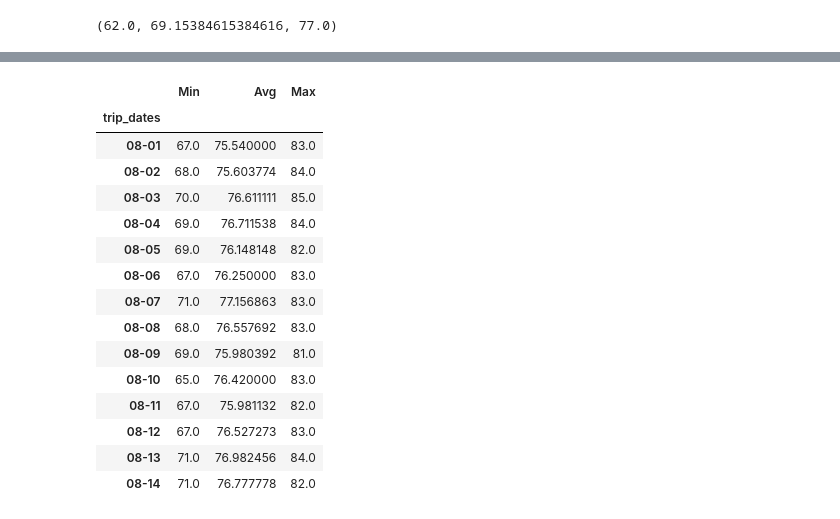
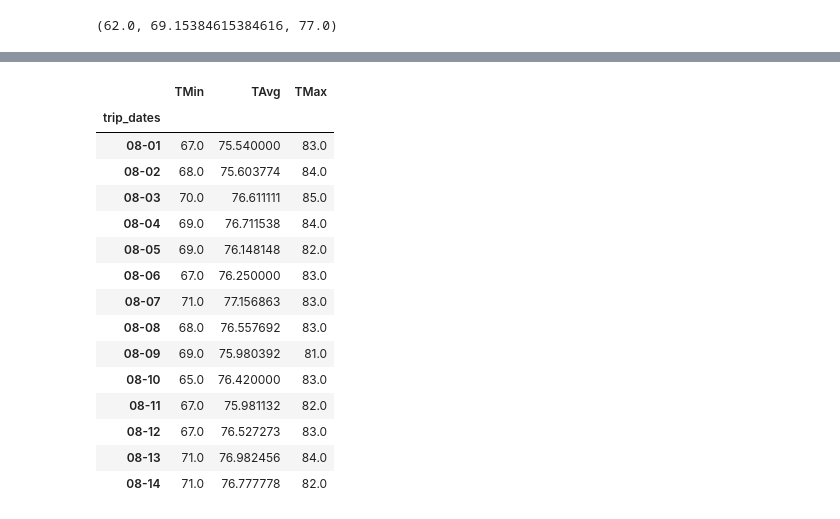
Before and after one commit to HaifaNajdawi/SQLAlchemy_climate_analysis_on_Honolulu-_Hawaii, a Jupyter notebook: climate_starter.ipynb, the cells around one changed output, grey strips where cells are left out. Saved outputs shown, nothing was run; the diff lists cells and outputs as text; code cells hidden in the pictures.

```diff
--- a/climate_starter.ipynb
+++ b/climate_starter.ipynb
@@ -359,11 +359,11 @@ normals
  ('08-14', 71.0, 76.77777777777777, 82.0)]
 # %%
 # Load the previous query results into a Pandas DataFrame and add the `trip_dates` range as the `date` index
-df = pd.DataFrame(normals, columns=['trip_dates', 'Min', 'Avg','Max'])
-df.set_index("trip_dates",inplace=True)
-df
+trip_temp_df = pd.DataFrame(normals, columns=['trip_dates', 'TMin', 'TAvg','TMax'])
+trip_temp_df.set_index("trip_dates",inplace=True)
+trip_temp_df
 # %% [output]
-|  | Min | Avg | Max |
+|  | TMin | TAvg | TMax |
 | trip_dates |  |  |  |
 | 08-01 | 67.0 | 75.540000 | 83.0 |
 | 08-02 | 68.0 | 75.603774 | 84.0 |
```
Also changed, not shown: parts of 1 cell of this notebook.
